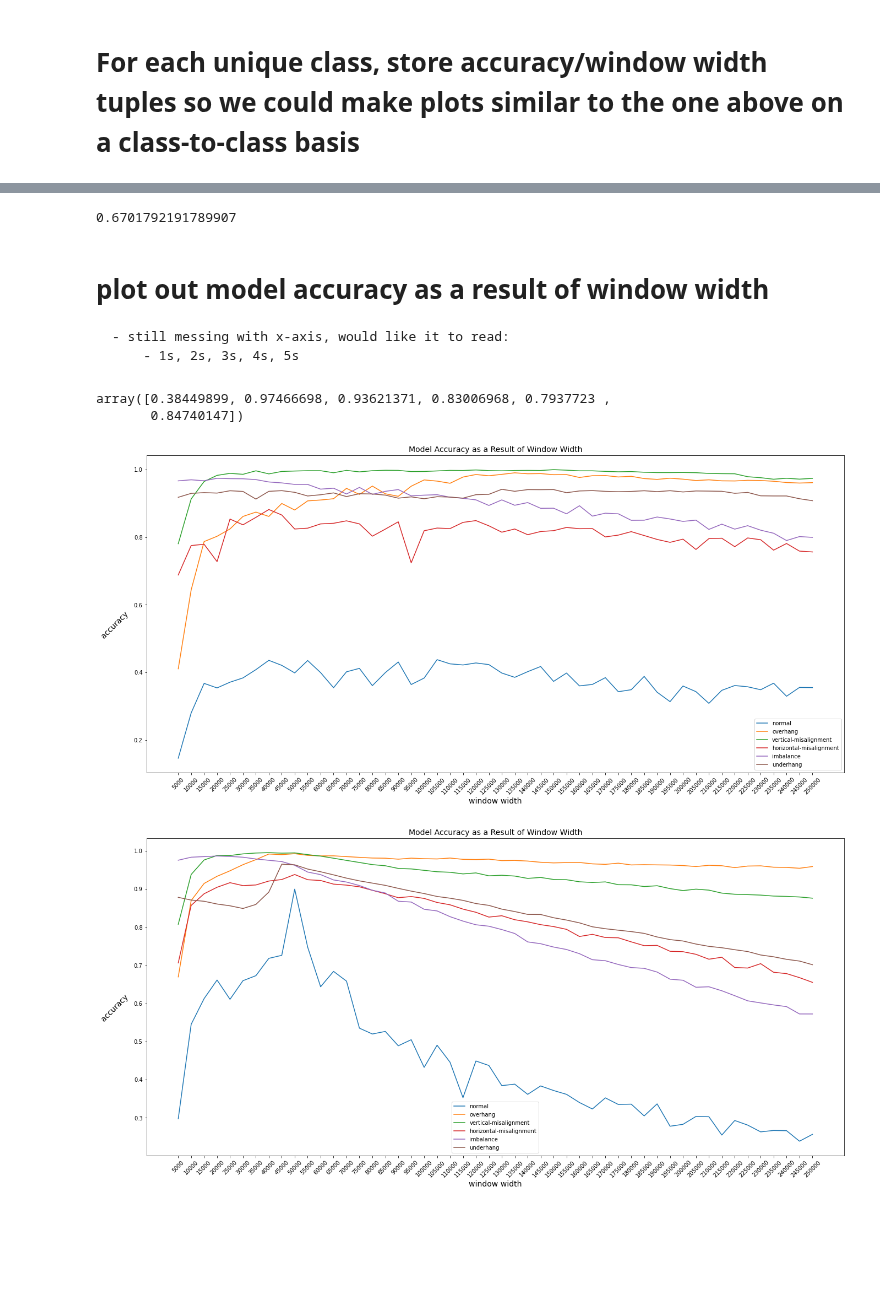
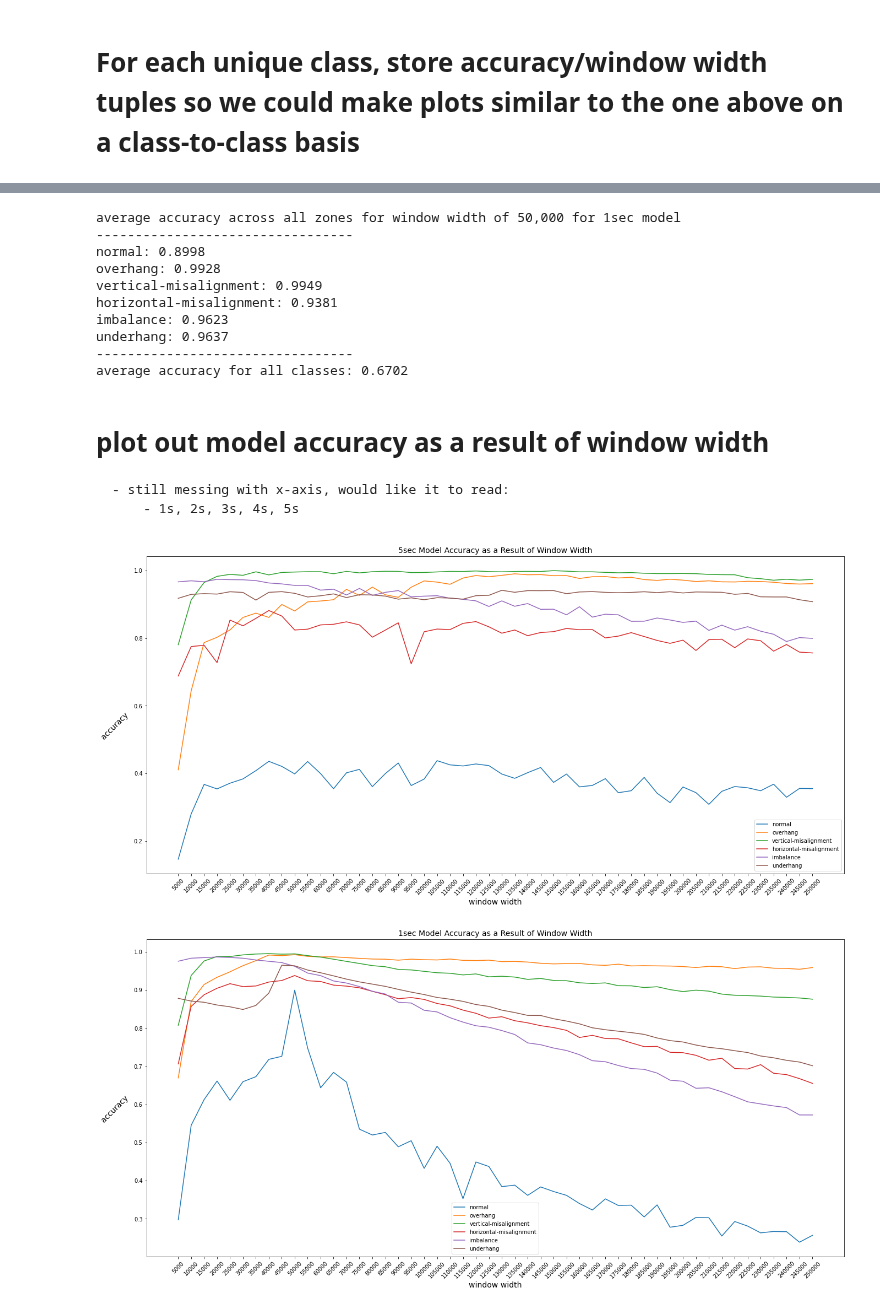
Before and after one commit to nprzybylski/window, a Jupyter notebook: sliding window.ipynb, the cells around one changed output, grey strips where cells are left out. Cells and saved outputs as stored; diff of their text form; code cells hidden in the pictures; blank space fills up the shorter version.

Commit message:
added to window notebook

```diff
--- a/sliding window.ipynb
+++ b/sliding window.ipynb
@@ -1061,31 +1053,54 @@ TypeError: list indices must be integers or slices, not tuple
-# %%
-np.mean(accs_1sec[:,-1])
-# %% [output]
-0.6701792191789907
+# %%
+accs = []
+
+for d in dirs:
+    try:
+        with open(f'plots/{d}_2500_250k_1sec/out','r') as file:
+            t = json.load(file)
+            for key in sorted(t):
+                t[int(key.split('_')[0])] = t.pop(key)
+            t = OrderedDict(sorted(t.items(), key=lambda t: t[0]))
+            accs.append([t[_]['acc'] for _ in t])
+
+    except Exception as e:
+        print(e)
+
+accs_1sec = np.array(accs)
+
+print(f'average accuracy across all zones for window width of 50,000 for 1sec model\n---------------------------------')
+for i,a in enumerate(accs_1sec):
+    print(f'{labels[i]}: {round(a[9],4)}')
+print(f'---------------------------------\naverage accuracy for all classes: {round(np.mean(accs_1sec[:,-1]),4)}')
+# %% [output]
+average accuracy across all zones for window width of 50,000 for 1sec model
+---------------------------------
+normal: 0.8998
+overhang: 0.9928
+vertical-misalignment: 0.9949
+horizontal-misalignment: 0.9381
+imbalance: 0.9623
+underhang: 0.9637
+---------------------------------
+average accuracy for all classes: 0.6702
 # %% [markdown]
 # plot out model accuracy as a result of window width
     - still messing with x-axis, would like it to read:
         - 1s, 2s, 3s, 4s, 5s
-# %%
-accs_1sec[:,25]
-# %% [output]
-array([0.38449899, 0.97466698, 0.93621371, 0.83006968, 0.7937723 ,
-       0.84740147])
 # %%
 fig = plt.figure(figsize=(22,10))
 ax = fig.add_axes([0.1, 0.1, 0.8, 0.8])
-for i,a in enumerate(accs):
+for i,a in enumerate(accs_5sec):
     ax.plot(a,label=labels[i])
 plt.legend()
 l=np.arange(5000,255000,5000)
 ax.set_xticks(np.arange(len(l)))
 ax.set_xticklabels(l,rotation=45)
 plt.xlabel('window width',fontdict={'size':14})
 plt.ylabel('accuracy                ',rotation=45,fontdict={'size':14})
-plt.title('Model Accuracy as a Result of Window Width',fontdict={'size':14});
+plt.title('5sec Model Accuracy as a Result of Window Width',fontdict={'size':14});
 # plt.locator_params(axis='x', nbins=5)
 # %% [output]
-[figure, old version]
+[figure, new version]
 # %%
 fig = plt.figure(figsize=(22,10))
 ax = fig.add_axes([0.1, 0.1, 0.8, 0.8])
```
Also changed, not shown: parts of 3 cells of this notebook.
